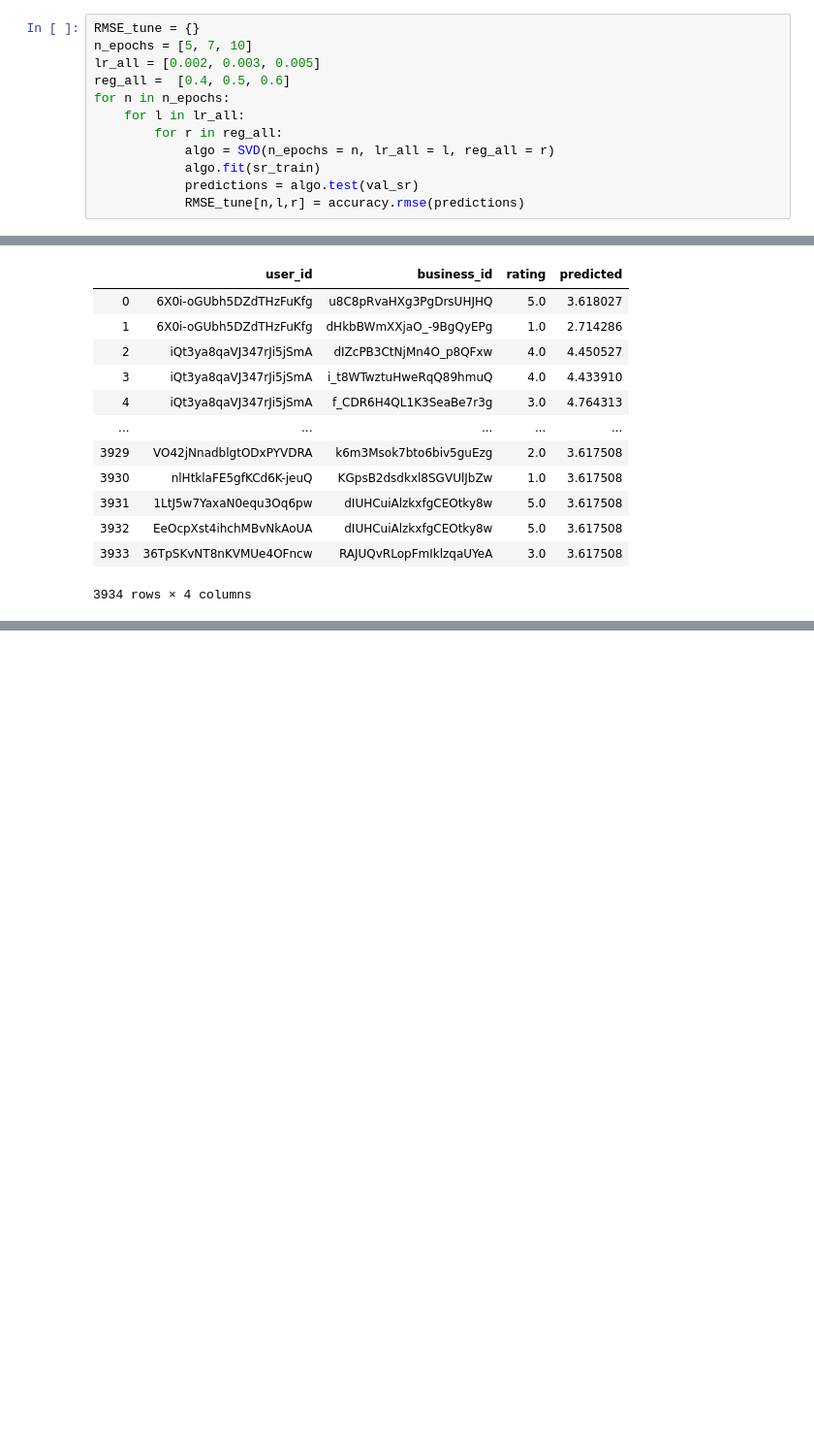
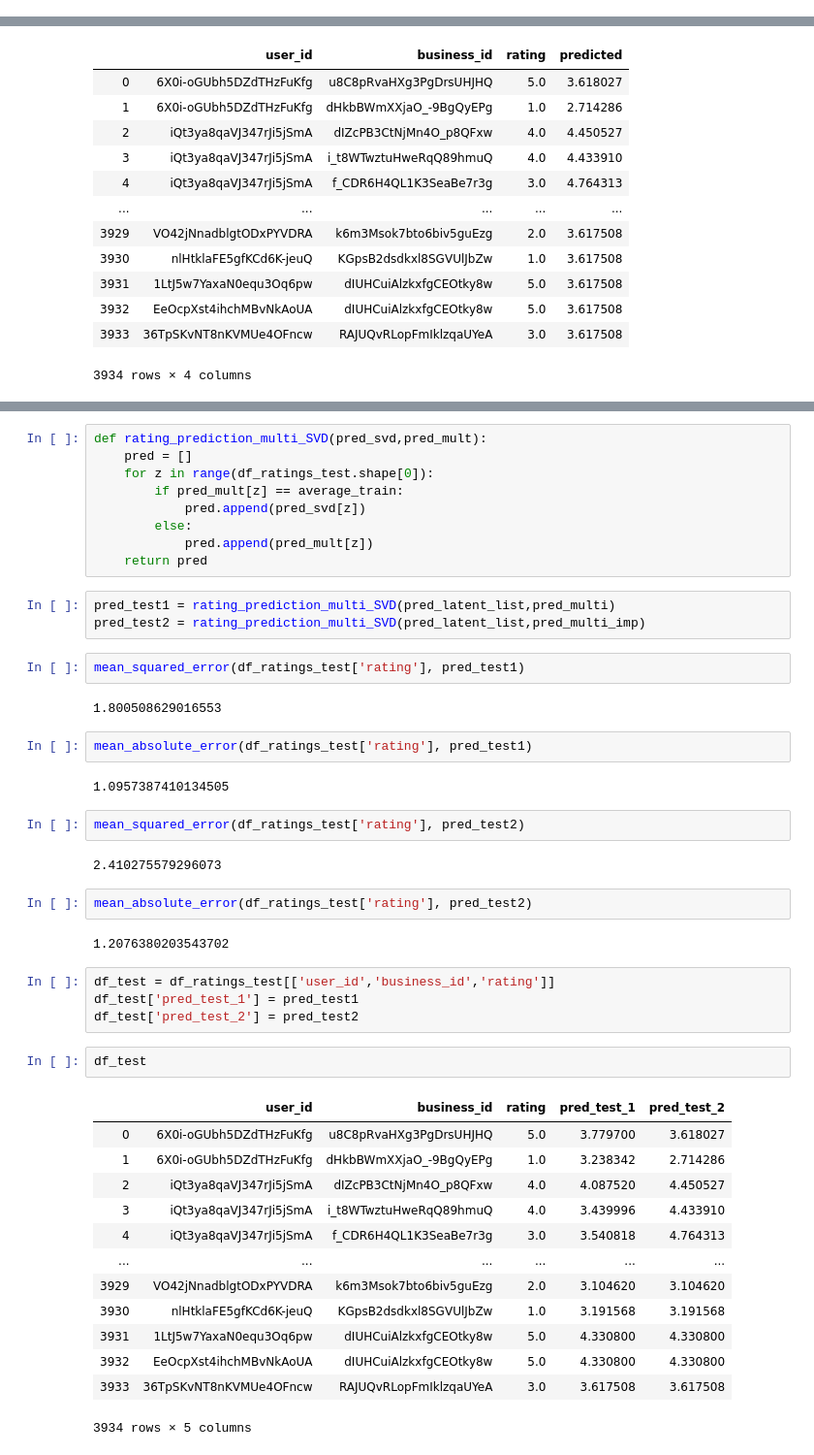
Before and after one commit to arthur-claude/NGSA-OMA, a Jupyter notebook: Rating Prediction Project/Recommendations_Illinois_Reduced.ipynb, the cells around one changed output, grey strips where cells are left out. Shown: that part at 97% size. Drawn from its saved outputs; the diff is of its cells as text; blank space fills up the shorter version.

```diff
--- a/Rating Prediction Project/Recommendations_Illinois_Reduced.ipynb
+++ b/Rating Prediction Project/Recommendations_Illinois_Reduced.ipynb
@@ -273,15 +273,3 @@ nb_changed_values = df_ratings_test.shape[0]-pred_latent_list.count(average_trai
 nb_changed_values
 # %% [output]
 3745
-# %%
-RMSE_tune = {}
-n_epochs = [5, 7, 10]
-lr_all = [0.002, 0.003, 0.005]
-reg_all =  [0.4, 0.5, 0.6]
-for n in n_epochs:
-    for l in lr_all:
-        for r in reg_all:
-            algo = SVD(n_epochs = n, lr_all = l, reg_all = r)
-            algo.fit(sr_train)
-            predictions = algo.test(val_sr)
-            RMSE_tune[n,l,r] = accuracy.rmse(predictions)
@@ -598,0 +569,48 @@ df_ratings_test_pred_itemCF[df_ratings_test_pred_itemCF['predicted']==average_tr
+# %%
+def rating_prediction_multi_SVD(pred_svd,pred_mult):
+    pred = []
+    for z in range(df_ratings_test.shape[0]):
+        if pred_mult[z] == average_train:
+            pred.append(pred_svd[z])
+        else:
+            pred.append(pred_mult[z])
+    return pred
+# %%
+pred_test1 = rating_prediction_multi_SVD(pred_latent_list,pred_multi)
+pred_test2 = rating_prediction_multi_SVD(pred_latent_list,pred_multi_imp)
+# %%
+mean_squared_error(df_ratings_test['rating'], pred_test1)
+# %% [output]
+1.800508629016553
+# %%
+mean_absolute_error(df_ratings_test['rating'], pred_test1)
+# %% [output]
+1.0957387410134505
+# %%
+mean_squared_error(df_ratings_test['rating'], pred_test2)
+# %% [output]
+2.410275579296073
+# %%
+mean_absolute_error(df_ratings_test['rating'], pred_test2)
+# %% [output]
+1.2076380203543702
+# %%
+df_test = df_ratings_test[['user_id','business_id','rating']]
+df_test['pred_test_1'] = pred_test1
+df_test['pred_test_2'] = pred_test2
+# %%
+df_test
+# %% [output]
+|  | user_id | business_id | rating | pred_test_1 | pred_test_2 |
+| 0 | 6X0i-oGUbh5DZdTHzFuKfg | u8C8pRvaHXg3PgDrsUHJHQ | 5.0 | 3.779700 | 3.618027 |
+| 1 | 6X0i-oGUbh5DZdTHzFuKfg | dHkbBWmXXjaO_-9BgQyEPg | 1.0 | 3.238342 | 2.714286 |
+| 2 | iQt3ya8qaVJ347rJi5jSmA | dIZcPB3CtNjMn4O_p8QFxw | 4.0 | 4.087520 | 4.450527 |
+| 3 | iQt3ya8qaVJ347rJi5jSmA | i_t8WTwztuHweRqQ89hmuQ | 4.0 | 3.439996 | 4.433910 |
+| 4 | iQt3ya8qaVJ347rJi5jSmA | f_CDR6H4QL1K3SeaBe7r3g | 3.0 | 3.540818 | 4.764313 |
+| ... | ... | ... | ... | ... | ... |
+| 3929 | VO42jNnadblgtODxPYVDRA | k6m3Msok7bto6biv5guEzg | 2.0 | 3.104620 | 3.104620 |
+| 3930 | nlHtklaFE5gfKCd6K-jeuQ | KGpsB2dsdkxl8SGVUlJbZw | 1.0 | 3.191568 | 3.191568 |
+| 3931 | 1LtJ5w7YaxaN0equ3Oq6pw | dIUHCuiAlzkxfgCEOtky8w | 5.0 | 4.330800 | 4.330800 |
+| 3932 | EeOcpXst4ihchMBvNkAoUA | dIUHCuiAlzkxfgCEOtky8w | 5.0 | 4.330800 | 4.330800 |
+| 3933 | 36TpSKvNT8nKVMUe4OFncw | RAJUQvRLopFmIklzqaUYeA | 3.0 | 3.617508 | 3.617508 |
+3934 rows × 5 columns
```
Also changed, not shown: parts of 10 cells of this notebook.
